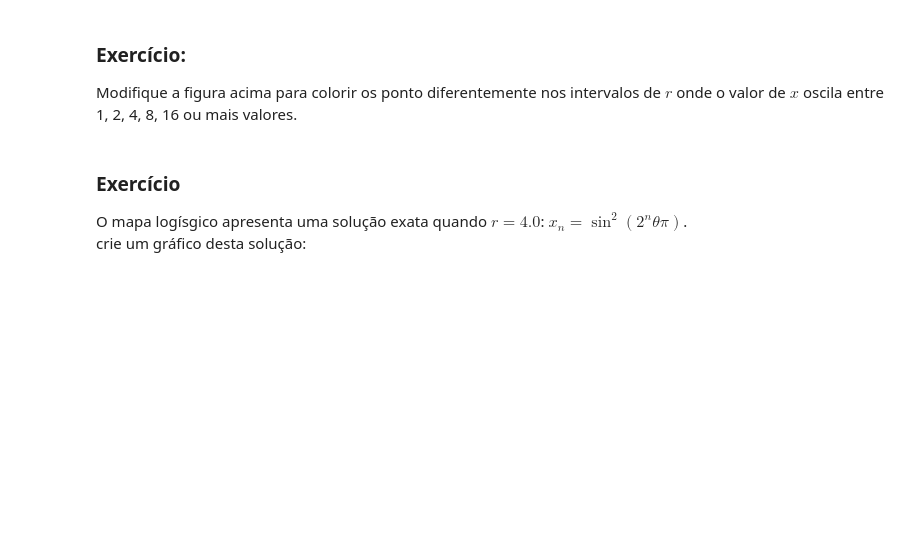
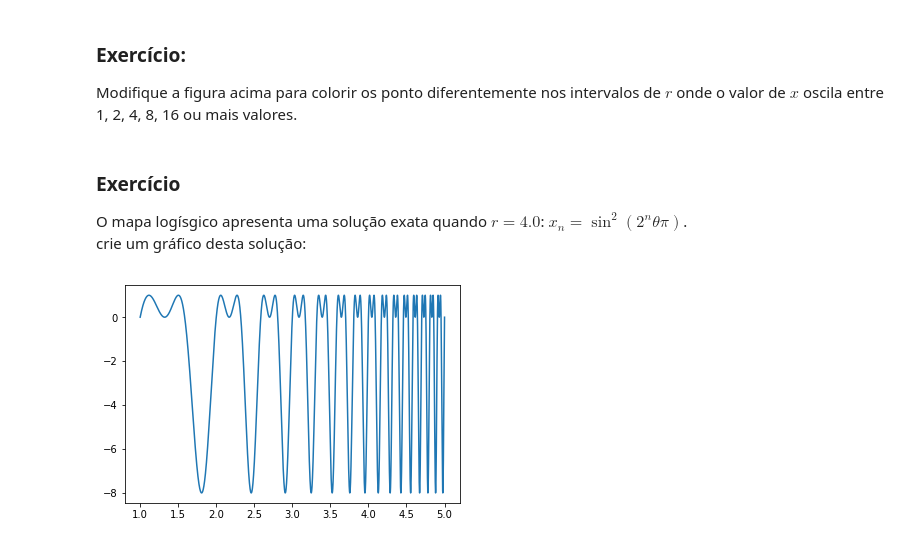
Before and after one commit to HannaRF/D.basico, a Jupyter notebook: Logistic Map.ipynb, the cells around one changed output. Drawn from its saved outputs; the diff is of its cells as text; code cells hidden in the pictures; blank space fills up the shorter version.

```diff
--- a/Logistic Map.ipynb
+++ b/Logistic Map.ipynb
@@ -78,3 +78,16 @@ Modifique a figura acima para colorir os ponto diferentemente nos intervalos de
 ### Exercício
 O mapa logísgico apresenta uma solução exata quando $r=4.0$: $x_{n}=\sin ^{2}\left(2^{n}\theta \pi \right)$.
 crie um gráfico desta solução:
+# %%
+import numpy as np
+import matplotlib.pyplot as plt
+
+
+n = np.linspace(1,5,100000)
+
+x = 4*np.sin((2**n)*np.pi)*(1-np.sin((2**n)*np.pi))
+
+plt.plot(n,x)
+plt.show()
+# %% [output]
+[figure, added]
```
Also changed, not shown: parts of 2 cells of this notebook, 1 other file.
